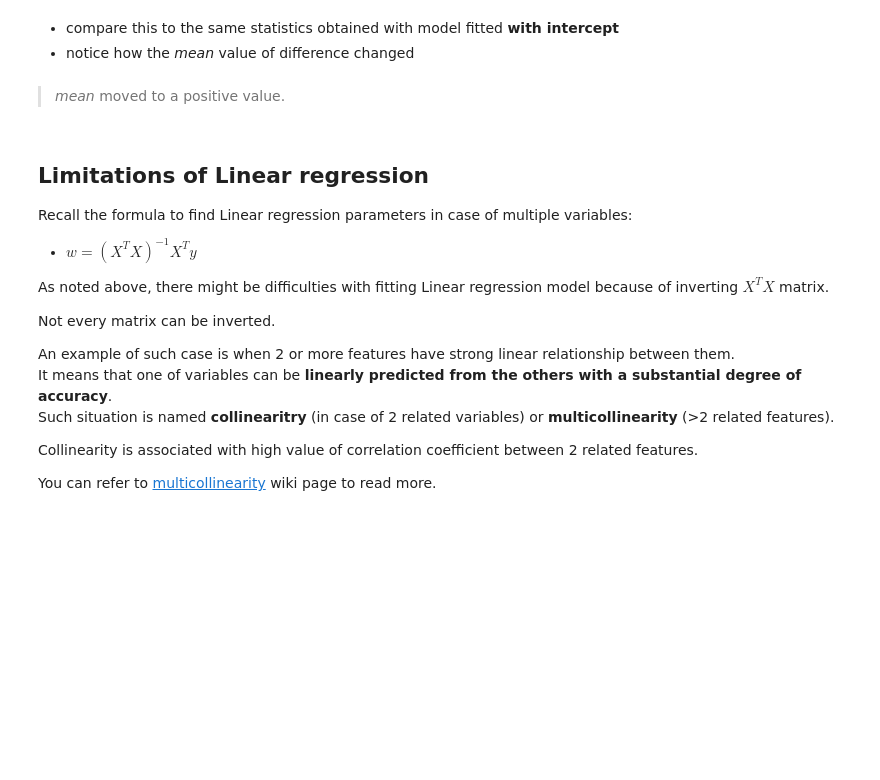
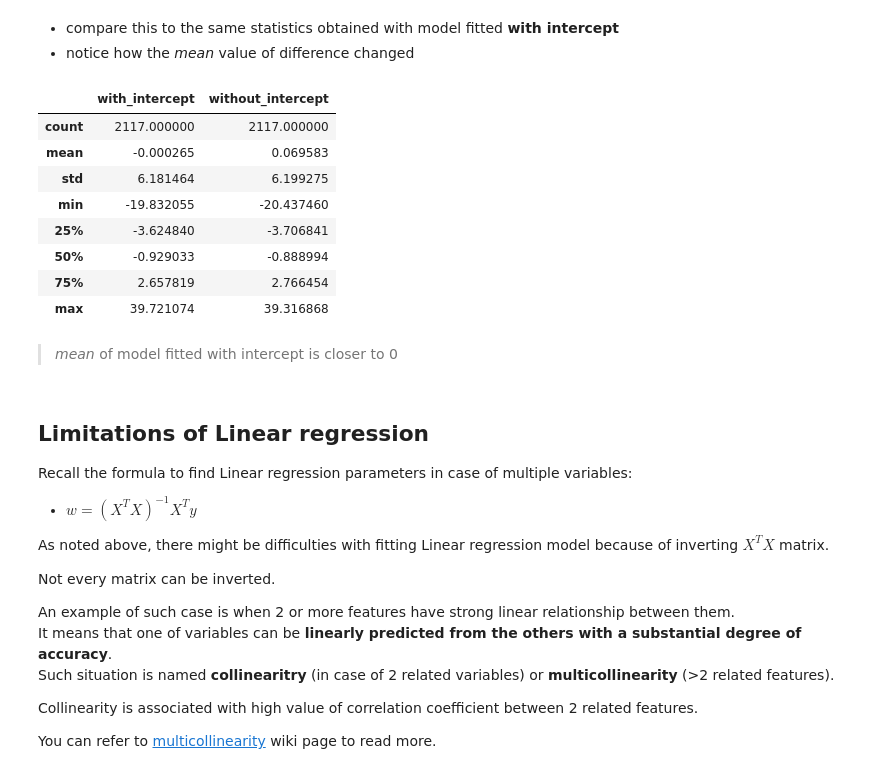
Before and after one commit to kastrubait/ml-intro-2022Q1, a Jupyter notebook: task-3_linear_regression.ipynb, the cells around one changed output. Cells and saved outputs as stored; diff of their text form; code cells hidden in the pictures; blank space fills up the shorter version.

```diff
--- a/task-3_linear_regression.ipynb
+++ b/task-3_linear_regression.ipynb
@@ -1224,8 +1224,27 @@ Name: dribbling, dtype: float64
 # %% [markdown]
 * compare this to the same statistics obtained with model fitted **with intercept**
 * notice how the _mean_ value of difference changed
+# %%
+lr_model_with_intercept = LinearRegression()
+lr_model_with_intercept.fit(x_train, y_train)
+comp_stats = pd.concat([
+    (lr_model_with_intercept.predict(x_test) - y_test).describe(),
+    (model.predict(x_test) - y_test).describe()
+], axis=1)
+comp_stats.columns = ['with_intercept', 'without_intercept']
+comp_stats
+# %% [output]
+|  | with_intercept | without_intercept |
+| count | 2117.000000 | 2117.000000 |
+| mean | -0.000265 | 0.069583 |
+| std | 6.181464 | 6.199275 |
+| min | -19.832055 | -20.437460 |
+| 25% | -3.624840 | -3.706841 |
+| 50% | -0.929033 | -0.888994 |
+| 75% | 2.657819 | 2.766454 |
+| max | 39.721074 | 39.316868 |
 # %% [markdown]
-> *mean* moved to a positive value.
+> *mean* of model fitted with intercept is closer to 0
 # %% [markdown]
 ## Limitations of Linear regression
 
```
Also changed, not shown: parts of 21 cells of this notebook.
